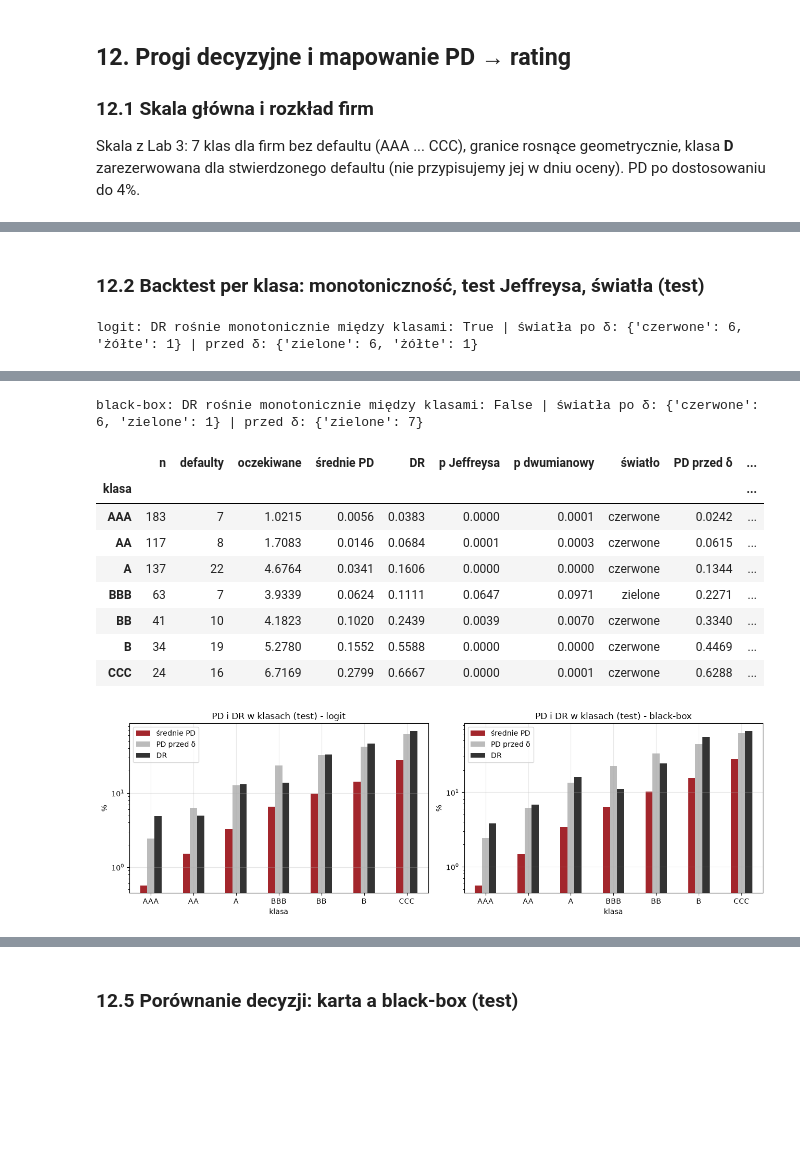
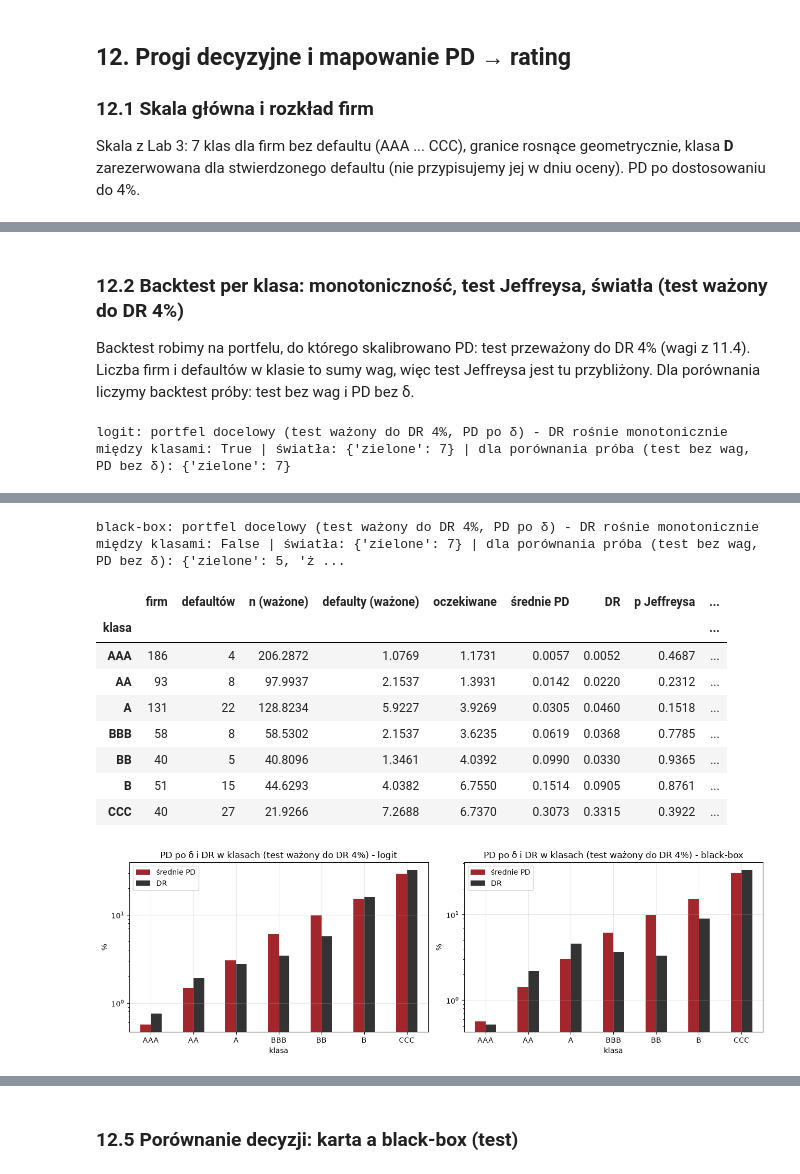
Before and after one commit to szymanskibartosz1/warsztaty_badawcze_projekt_1, a Jupyter notebook: wyjasnialnosc/projekt1_rating.ipynb, the cells around one changed output, grey strips where cells are left out. Drawn from its saved outputs; the diff is of its cells as text; code cells hidden in the pictures; blank space fills up the shorter version.

```diff
--- a/wyjasnialnosc/projekt1_rating.ipynb
+++ b/wyjasnialnosc/projekt1_rating.ipynb
@@ -2091,12 +2121,16 @@ DR w naszych danych to ok. 14,8%, więc δ < 0 - PD po korekcie będzie **niższ
 # %%
-def delta_do_sredniej(p, cel, lo=-15.0, hi=15.0, iters=100):   # z Lab 3
+def delta_do_sredniej(p, cel, w=None, lo=-15.0, hi=15.0, iters=100):   # z Lab 3, z wagami portfela docelowego
     z = _z(p)
     for _ in range(iters):
         mid = (lo + hi) / 2
-        lo, hi = (mid, hi) if expit(z + mid).mean() < cel else (lo, mid)
+        lo, hi = (mid, hi) if np.average(expit(z + mid), weights=w) < cel else (lo, mid)
     return (lo + hi) / 2
 
-DELTA = {m: delta_do_sredniej(PS[m]["valid"], TARGET_PD) for m in P}
+def wagi_4(y):                                                # portfel docelowy: DR = 4% (wagi: default 0,04 / DR, brak defaultu 0,96 / (1 - DR))
+    return np.where(y == 1, TARGET_PD / y.mean(), (1 - TARGET_PD) / (1 - y.mean()))
+
+W_VA4, W_TE4 = wagi_4(y_va), wagi_4(y_te)
+DELTA = {m: delta_do_sredniej(PS[m]["valid"], TARGET_PD, W_VA4) for m in P}
 P4 = {m: {s: expit(_z(PS[m][s]) + DELTA[m]) for s in X} for m in P}                       # po kalibracji do 4%
 
 def pd_koncowe(Xw, m="black-box"):
@@ -2105,8 +2139,9 @@ def pd_koncowe(Xw, m="black-box"):
     return expit(_z(zastosuj(METODA[m], KAL[m], p)) + DELTA[m])
 
 for m in P:
-    print(f"{m:9s}: kształt = {METODA[m]}, δ = {DELTA[m]:+.3f} | średnie PD na valid: {P[m]['valid'].mean():.2%} (model) -> "
-          f"{PS[m]['valid'].mean():.2%} (kształt) -> {P4[m]['valid'].mean():.2%} (po δ) | DR valid {y_va.mean():.2%}")
+    print(f"{m:9s}: kształt = {METODA[m]}, δ = {DELTA[m]:+.3f} (wzór korekty a priori: {_z(np.array([TARGET_PD]))[0] - _z(np.array([y_va.mean()]))[0]:+.3f}) | "
+          f"średnie PD po δ na valid ważonym do DR 4%: {np.average(P4[m]['valid'], weights=W_VA4):.2%} | "
+          f"na valid bez wag: {P4[m]['valid'].mean():.2%} (DR valid {y_va.mean():.2%})")
 wiersze = {}
 for m in P:
     wiersze[(m, "1. model")] = metryki(y_te, P[m]["test"])
@@ -2192,8 +2231,8 @@ skala = pd.DataFrame({"klasa": RATING_LABELS,
                       "przedział PD": [f"{100 * RATING_BINS[k]:.0f}% - {100 * RATING_BINS[k + 1]:.0f}%" if k < 6 else "≥ 20%" for k in range(7)]}).set_index("klasa")
 R = {m: {s: rating(P4[m][s]) for s in X} for m in P}
 for m in P:
-    udz = pd.Series(R[m]["test"]).value_counts(normalize=True).reindex(RATING_LABELS).fillna(0)
-    skala[f"udział - {m} (test)"] = (100 * udz).round(1)
+    udz = pd.Series(W_TE4).groupby(np.asarray(R[m]["test"]).astype(str)).sum().reindex(RATING_LABELS).fillna(0) / W_TE4.sum()
+    skala[f"udział - {m} (test ważony do DR 4%)"] = (100 * udz).round(1)
     skala[f"HHI {m}"] = round(float((udz ** 2).sum()), 3)
 display(skala)
 # %% [output]
@@ -2213,35 +2253,38 @@ podobnie, ale z większym udziałem klas skrajnych: AAA (30,6% vs 27,5%) i CCC (
 # %% [markdown]
-### 12.2 Backtest per klasa: monotoniczność, test Jeffreysa, światła (test)
+### 12.2 Backtest per klasa: monotoniczność, test Jeffreysa, światła (test ważony do DR 4%)
+
+Backtest robimy na portfelu, do którego skalibrowano PD: test przeważony do DR 4% (wagi z 11.4). Liczba firm i defaultów w klasie
+to sumy wag, więc test Jeffreysa jest tu przybliżony. Dla porównania liczymy backtest próby: test bez wag i PD bez δ.
 # %%
 def swiatlo(p):                                               # z Lab 3
     return "zielone" if p >= 0.05 else ("żółte" if p >= 0.01 else "czerwone")
 
-def backtest(y, p, r, p_kszt=None):                           # z Lab 3
+def backtest(y, p, r, w=None):                                # z Lab 3; w - wagi portfela docelowego (n i defaulty to sumy wag)
+    w = np.ones(len(y)) if w is None else np.asarray(w, dtype=float)
     rows = []
     for lab in RATING_LABELS:
         msk = np.asarray(r == lab)
         if not msk.any():
             continue
-        n_k, d_k, pd_k = int(msk.sum()), int(y[msk].sum()), float(p[msk].mean())
+        n_k, d_k = float(w[msk].sum()), float((w[msk] * y[msk]).sum())
+        pd_k = float(np.average(p[msk], weights=w[msk]))
         pj = float(beta_dist.cdf(pd_k, d_k + 0.5, n_k - d_k + 0.5))
-        w = {"klasa": lab, "n": n_k, "defaulty": d_k, "oczekiwane": n_k * pd_k, "średnie PD": pd_k, "DR": d_k / n_k,
-             "p Jeffreysa": pj, "p dwumianowy": binomtest(d_k, n_k, pd_k, alternative="greater").pvalue, "światło": swiatlo(pj)}
-        if p_kszt is not None:
-            pk = float(p_kszt[msk].mean())
-            w.update({"PD przed δ": pk, "światło przed δ": swiatlo(float(beta_dist.cdf(pk, d_k + 0.5, n_k - d_k + 0.5)))})
-        rows.append(w)
+        rows.append({"klasa": lab, "firm": int(msk.sum()), "defaultów": int(y[msk].sum()), "n (ważone)": n_k, "defaulty (ważone)": d_k,
+                     "oczekiwane": n_k * pd_k, "średnie PD": pd_k, "DR": d_k / n_k, "p Jeffreysa": pj, "światło": swiatlo(pj)})
     return pd.DataFrame(rows).set_index("klasa")
 
-BT = {}
+BT, BT_PROBA = {}, {}
 for m in P:
-    BT[m] = backtest(y_te, P4[m]["test"], R[m]["test"], PS[m]["test"])
-    print(f"\n{m}: DR rośnie monotonicznie między klasami: {bool(np.all(np.diff(BT[m]['DR'].to_numpy()) >= 0))} | "
-          f"światła po δ: {BT[m]['światło'].value_counts().to_dict()} | przed δ: {BT[m]['światło przed δ'].value_counts().to_dict()}")
+    BT[m] = backtest(y_te, P4[m]["test"], R[m]["test"], W_TE4)
+    BT_PROBA[m] = backtest(y_te, PS[m]["test"], R[m]["test"])
+    print(f"\n{m}: portfel docelowy (test ważony do DR 4%, PD po δ) - DR rośnie monotonicznie między klasami: "
+          f"{bool(np.all(np.diff(BT[m]['DR'].to_numpy()) >= 0))} | światła: {BT[m]['światło'].value_counts().to_dict()} | "
+          f"dla porównania próba (test bez wag, PD bez δ): {BT_PROBA[m]['światło'].value_counts().to_dict()}")
     display(BT[m].round(4))
 fig, axes = plt.subplots(1, 2, figsize=(13, 4.2))
 for ax, m in zip(axes, P):
-    (100 * BT[m][["średnie PD", "PD przed δ", "DR"]]).plot.bar(ax=ax, rot=0, color=[KOL["test"], "#BBBBBB", "#333333"])
-    ax.set_yscale("log"); ax.set_ylabel("%"); ax.set_title(f"PD i DR w klasach (test) - {m}"); ax.grid(alpha=0.3)
+    (100 * BT[m][["średnie PD", "DR"]]).plot.bar(ax=ax, rot=0, color=[KOL["test"], "#333333"])
+    ax.set_yscale("log"); ax.set_ylabel("%"); ax.set_title(f"PD po δ i DR w klasach (test ważony do DR 4%) - {m}"); ax.grid(alpha=0.3)
 plt.tight_layout(); plt.savefig("wykresy/backtest.png", dpi=120); plt.show()
 # %% [output]
-logit: DR rośnie monotonicznie między klasami: True | światła po δ: {'czerwone': 6, 'żółte': 1} | przed δ: {'zielone': 6, 'żółte': 1}
+logit: portfel docelowy (test ważony do DR 4%, PD po δ) - DR rośnie monotonicznie między klasami: True | światła: {'zielone': 7} | dla porównania próba (test bez wag, PD bez δ): {'zielone': 7}
@@ -2257,13 +2300,13 @@ logit: DR rośnie monotonicznie między klasami: True | światła po δ: {'czerw
-black-box: DR rośnie monotonicznie między klasami: False | światła po δ: {'czerwone': 6, 'zielone': 1} | przed δ: {'zielone': 7}
+black-box: portfel docelowy (test ważony do DR 4%, PD po δ) - DR rośnie monotonicznie między klasami: False | światła: {'zielone': 7} | dla porównania próba (test bez wag, PD bez δ): {'zielone': 5, 'ż ...
-|  | n | defaulty | oczekiwane | średnie PD | DR | p Jeffreysa | p dwumianowy | światło | PD przed δ | ... |
-| klasa |  |  |  |  |  |  |  |  |  | ... |
-| AAA | 183 | 7 | 1.0215 | 0.0056 | 0.0383 | 0.0000 | 0.0001 | czerwone | 0.0242 | ... |
-| AA | 117 | 8 | 1.7083 | 0.0146 | 0.0684 | 0.0001 | 0.0003 | czerwone | 0.0615 | ... |
-| A | 137 | 22 | 4.6764 | 0.0341 | 0.1606 | 0.0000 | 0.0000 | czerwone | 0.1344 | ... |
-| BBB | 63 | 7 | 3.9339 | 0.0624 | 0.1111 | 0.0647 | 0.0971 | zielone | 0.2271 | ... |
-| BB | 41 | 10 | 4.1823 | 0.1020 | 0.2439 | 0.0039 | 0.0070 | czerwone | 0.3340 | ... |
-| B | 34 | 19 | 5.2780 | 0.1552 | 0.5588 | 0.0000 | 0.0000 | czerwone | 0.4469 | ... |
-| CCC | 24 | 16 | 6.7169 | 0.2799 | 0.6667 | 0.0000 | 0.0001 | czerwone | 0.6288 | ... |
+|  | firm | defaultów | n (ważone) | defaulty (ważone) | oczekiwane | średnie PD | DR | p Jeffreysa | ... |
+| klasa |  |  |  |  |  |  |  |  | ... |
+| AAA | 186 | 4 | 206.2872 | 1.0769 | 1.1731 | 0.0057 | 0.0052 | 0.4687 | ... |
+| AA | 93 | 8 | 97.9937 | 2.1537 | 1.3931 | 0.0142 | 0.0220 | 0.2312 | ... |
+| A | 131 | 22 | 128.8234 | 5.9227 | 3.9269 | 0.0305 | 0.0460 | 0.1518 | ... |
+| BBB | 58 | 8 | 58.5302 | 2.1537 | 3.6235 | 0.0619 | 0.0368 | 0.7785 | ... |
+| BB | 40 | 5 | 40.8096 | 1.3461 | 4.0392 | 0.0990 | 0.0330 | 0.9365 | ... |
+| B | 51 | 15 | 44.6293 | 4.0382 | 6.7550 | 0.1514 | 0.0905 | 0.8761 | ... |
+| CCC | 40 | 27 | 21.9266 | 7.2688 | 6.7370 | 0.3073 | 0.3315 | 0.3922 | ... |
-[figure, old version]
+[figure, new version]
 # %% [markdown]
 **Wnioski:**
```
Also changed, not shown: parts of 102 cells of this notebook, 29 other files.
